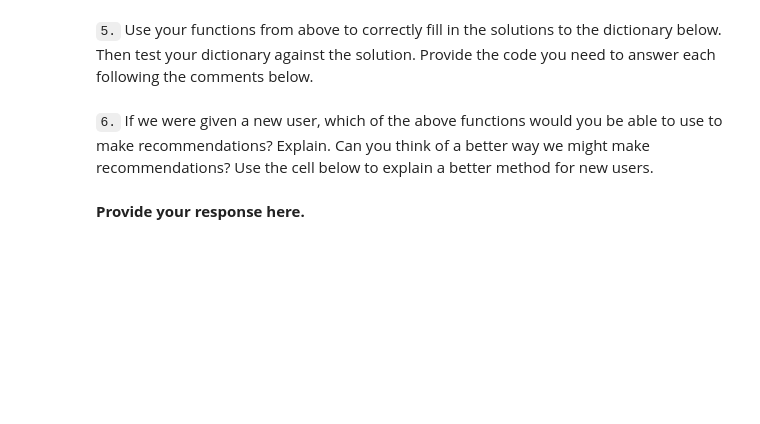
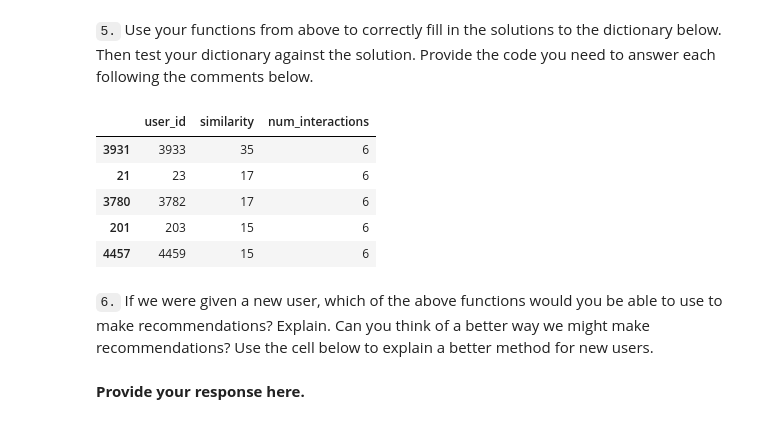
Before and after one commit to ronald-leung/Udacity-Exercises, a Jupyter notebook: DataScienceNanoDegree/Project3/Recommendations_with_IBM.ipynb, the cells around one changed output. Saved outputs shown, nothing was run; the diff lists cells and outputs as text; code cells hidden in the pictures; blank space fills up the shorter version.

```diff
--- a/DataScienceNanoDegree/Project3/Recommendations_with_IBM.ipynb
+++ b/DataScienceNanoDegree/Project3/Recommendations_with_IBM.ipynb
@@ -868,7 +932,26 @@ def get_top_sorted_users(user_id, df=df, user_item=user_item):
                     highest of each is higher in the dataframe
 
     '''
-    # Your code here
+    # First we find the list of users who are similar first, similar to the earlier step
+    user_similarity = {}
+    currentUserVector = user_item.loc[user_id]
+
+    for i in list(user_item.index):
+        #Skip over the user himself
+        if i == user_id:
+            continue
+
+        otherUserVector = user_item.loc[i]
+        similarity = np.dot(currentUserVector, otherUserVector)
+        user_similarity[i] = similarity
+
+    neighbors_df = pd.DataFrame({'user_id': list(user_similarity.keys()), 'similarity':list(user_similarity.values())})
+
+    # Now that we have a list of similar users, we need to find the number of interaction for each of them
+    neighbors_df["num_interactions"] = neighbors_df["user_id"].apply(get_user_interaction_count)
+
+    # sort by similarity
+    neighbors_df = neighbors_df.sort_values(["similarity", "num_interactions"], ascending=False)
 
     return neighbors_df # Return the dataframe specified in the doc_string
 
@@ -897,5 +980,21 @@ def user_user_recs_part2(user_id, m=10):
 
     '''
     # Your code here
+    recs = []
+    rec_names = []
+
+    #Get the list of most similar users
+    sim_users = get_top_sorted_users(user_id, df, user_item)
+
+    my_articles_id, my_articles_names = get_user_articles(user_id, user_item)
+
+    for user in sim_users["user_id"].values:
+        other_articles_id, other_articles_names = get_user_articles(user, user_item)
+        for i in range(0,len(other_articles_id)):
+            if not other_articles_id[i] in my_articles_id:
+                recs.append(other_articles_id[i])
+                rec_names.append(other_articles_names[i])
+                if len(recs) >= m:
+                    return recs, rec_names
 
     return recs, rec_names
@@ -910,2 +1021,16 @@ print(rec_names)
 # %% [markdown]
 `5.` Use your functions from above to correctly fill in the solutions to the dictionary below.  Then test your dictionary against the solution.  Provide the code you need to answer each following the comments below.
+# %%
+#Work area
+# Find the user that is most similar to user 1
+# Find the 10th most similar user to user 131
+one_neighbour = get_top_sorted_users(1, df, user_item)
+# %%
+one_neighbour.head()
+# %% [output]
+|  | user_id | similarity | num_interactions |
+| 3931 | 3933 | 35 | 6 |
+| 21 | 23 | 17 | 6 |
+| 3780 | 3782 | 17 | 6 |
+| 201 | 203 | 15 | 6 |
+| 4457 | 4459 | 15 | 6 |
```
Also changed, not shown: parts of 14 cells of this notebook.
